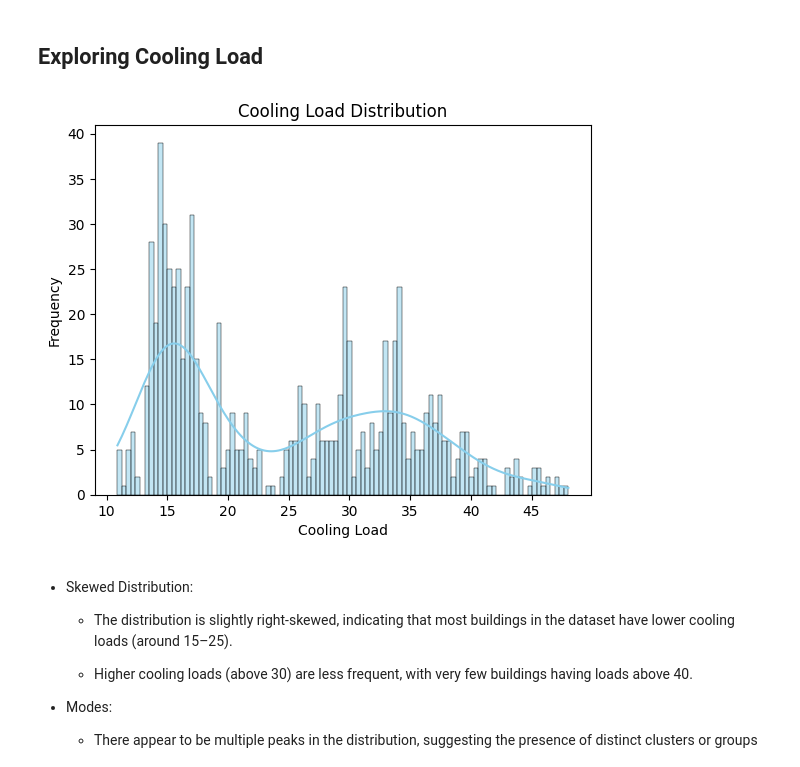
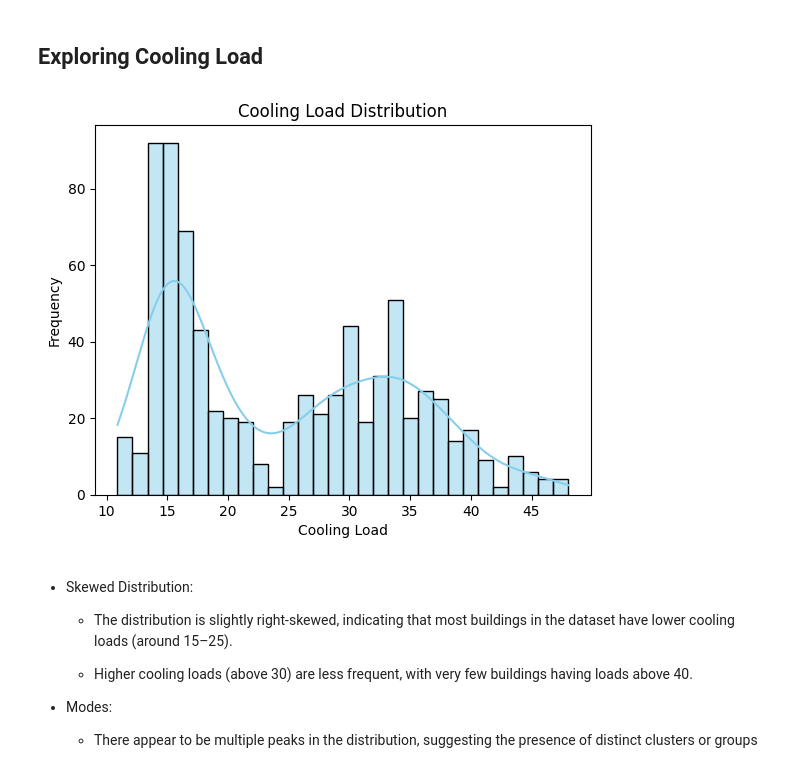
Before and after one commit to ameygawade/DataScience-Kaggle-Energy-efficiency-classification, a Jupyter notebook: multi-ouput-classification-energy-efficiency.ipynb, the cells around one changed output. Saved outputs shown, nothing was run; the diff lists cells and outputs as text; code cells hidden in the pictures.

```diff
--- a/multi-ouput-classification-energy-efficiency.ipynb
+++ b/multi-ouput-classification-energy-efficiency.ipynb
@@ -141,24 +152,24 @@ plt.show()
 # %%
 import matplotlib.pyplot as plt
 
 import seaborn as sns
 import warnings
 
 warnings.filterwarnings("ignore", category=FutureWarning)
 
 # Distribution plot
 
-sns.histplot(df['Cooling_Load'], kde=True, bins=100, color='skyblue')
+sns.histplot(df['Cooling_Load'], kde=True, bins=30, color='skyblue')
 
 plt.title('Cooling Load Distribution')
 
 plt.xlabel('Cooling Load')
 
 plt.ylabel('Frequency')
 
 plt.show()
 # %% [output]
-[figure, old version]
+[figure, new version]
 # %% [markdown]
 * Skewed Distribution:
 
```
Also changed, not shown: parts of 46 cells of this notebook.
